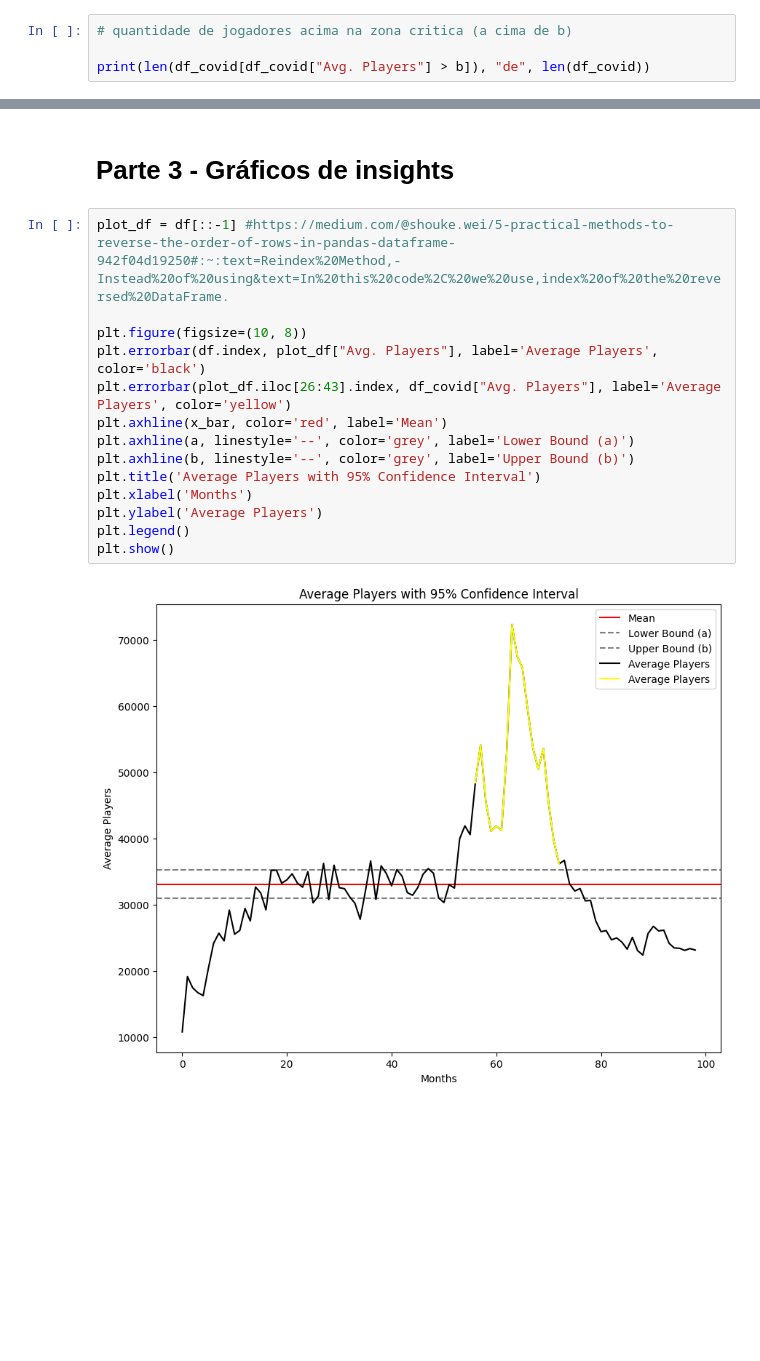
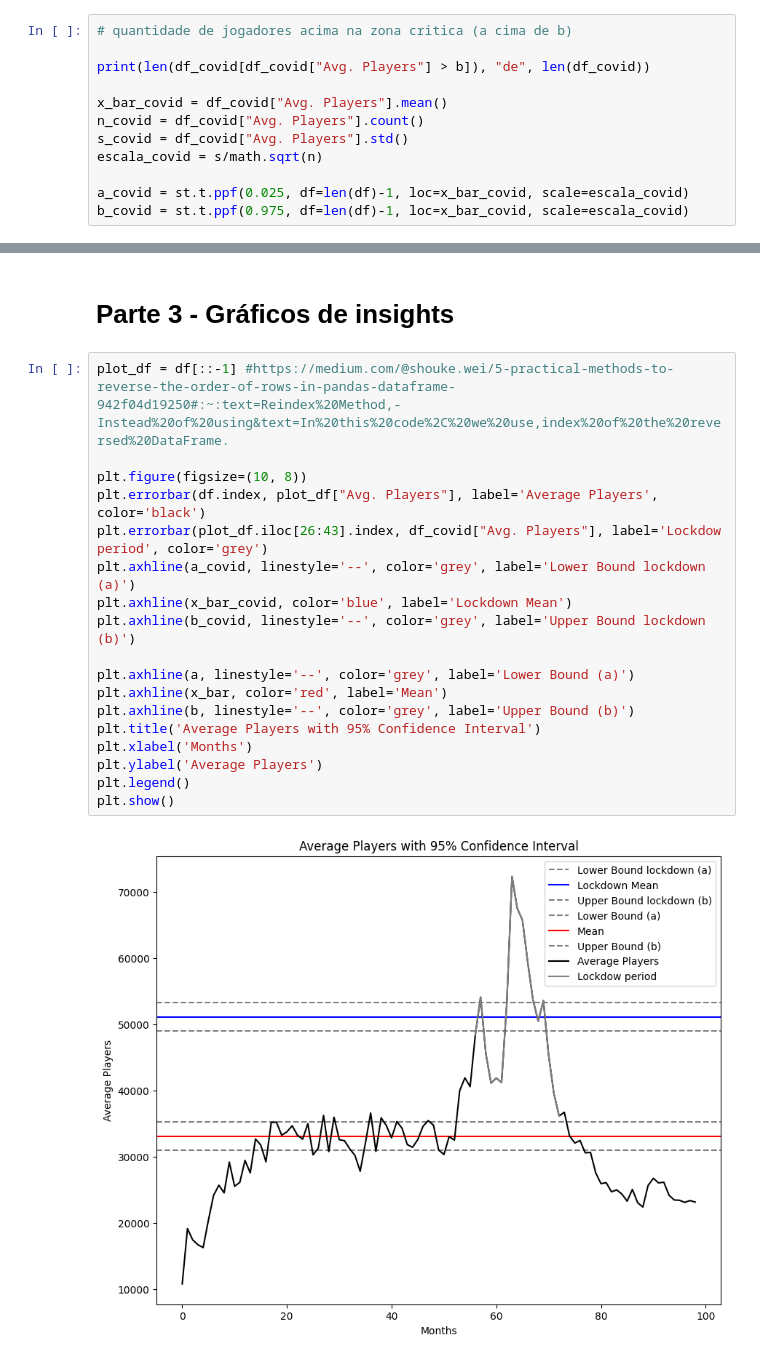
Before and after one commit to guizin-15/APS-5-CDADOS, a Jupyter notebook: main.ipynb, the cells around one changed output, grey strips where cells are left out. Drawn from its saved outputs; the diff is of its cells as text; blank space fills up the shorter version.

```diff
--- a/main.ipynb
+++ b/main.ipynb
@@ -71,5 +71,13 @@ print(b)
 # quantidade de jogadores acima na zona critica (a cima de b)
 
 print(len(df_covid[df_covid["Avg. Players"] > b]), "de", len(df_covid))
+
+x_bar_covid = df_covid["Avg. Players"].mean()
+n_covid = df_covid["Avg. Players"].count()
+s_covid = df_covid["Avg. Players"].std()
+escala_covid = s/math.sqrt(n)
+
+a_covid = st.t.ppf(0.025, df=len(df)-1, loc=x_bar_covid, scale=escala_covid)
+b_covid = st.t.ppf(0.975, df=len(df)-1, loc=x_bar_covid, scale=escala_covid)
 # %% [output]
 17 de 17
@@ -94,16 +103,20 @@ print(len(df_covid[df_covid["Avg. Players"] > b]), "de", len(df_covid))
 # %%
 plot_df = df[::-1] #https://medium.com/@shouke.wei/5-practical-methods-to-reverse-the-order-of-rows-in-pandas-dataframe-942f04d19250#:~:text=Reindex%20Method,-Instead%20of%20using&text=In%20this%20code%2C%20we%20use,index%20of%20the%20reversed%20DataFrame.
 
 plt.figure(figsize=(10, 8))
 plt.errorbar(df.index, plot_df["Avg. Players"], label='Average Players', color='black')
-plt.errorbar(plot_df.iloc[26:43].index, df_covid["Avg. Players"], label='Average Players', color='yellow')
+plt.errorbar(plot_df.iloc[26:43].index, df_covid["Avg. Players"], label='Lockdow period', color='grey')
+plt.axhline(a_covid, linestyle='--', color='grey', label='Lower Bound lockdown (a)')
+plt.axhline(x_bar_covid, color='blue', label='Lockdown Mean')
+plt.axhline(b_covid, linestyle='--', color='grey', label='Upper Bound lockdown (b)')
+
+plt.axhline(a, linestyle='--', color='grey', label='Lower Bound (a)')
 plt.axhline(x_bar, color='red', label='Mean')
-plt.axhline(a, linestyle='--', color='grey', label='Lower Bound (a)')
 plt.axhline(b, linestyle='--', color='grey', label='Upper Bound (b)')
 plt.title('Average Players with 95% Confidence Interval')
 plt.xlabel('Months')
 plt.ylabel('Average Players')
 plt.legend()
 plt.show()
 # %% [output]
-[figure, old version]
+[figure, new version]
```
Also changed, not shown: parts of 1 cell of this notebook.
